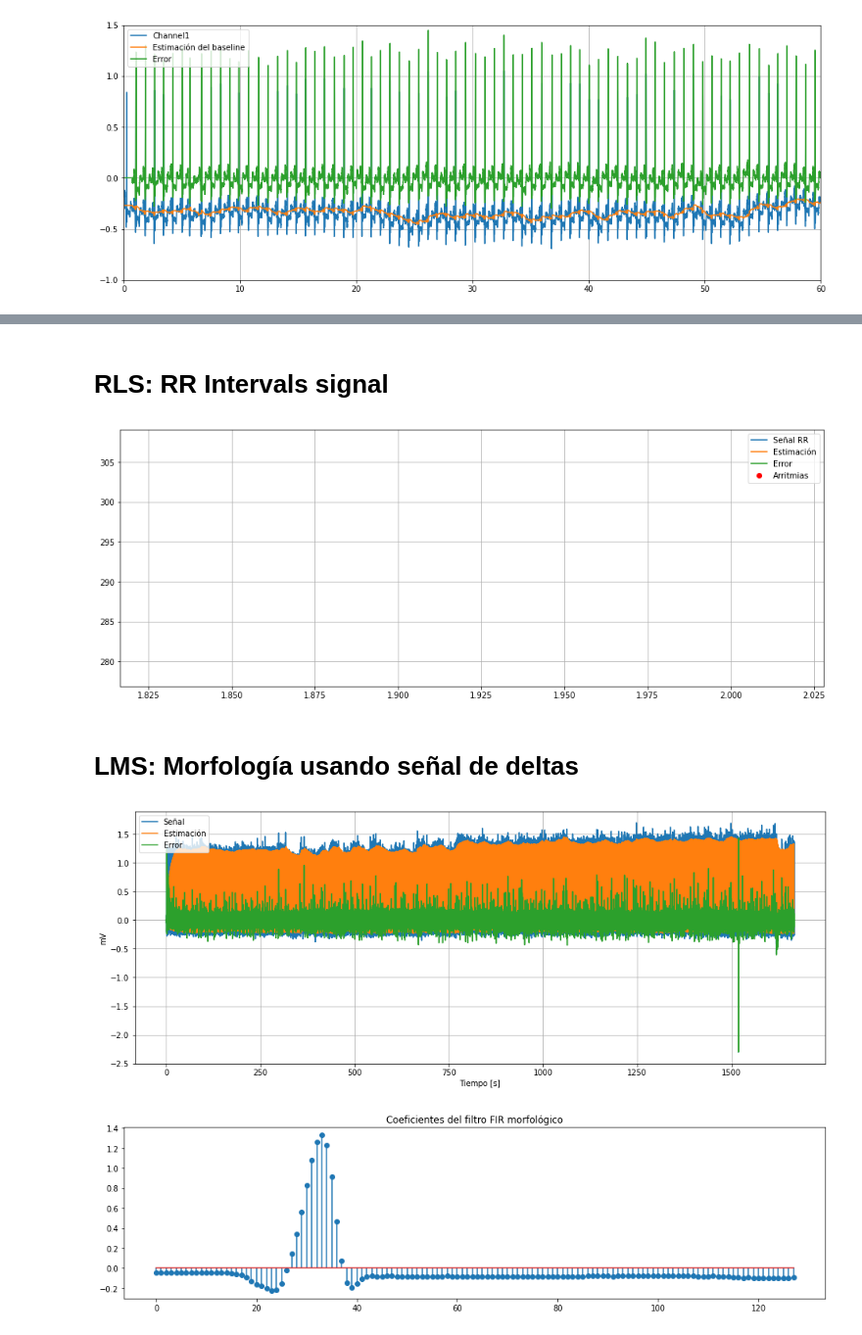
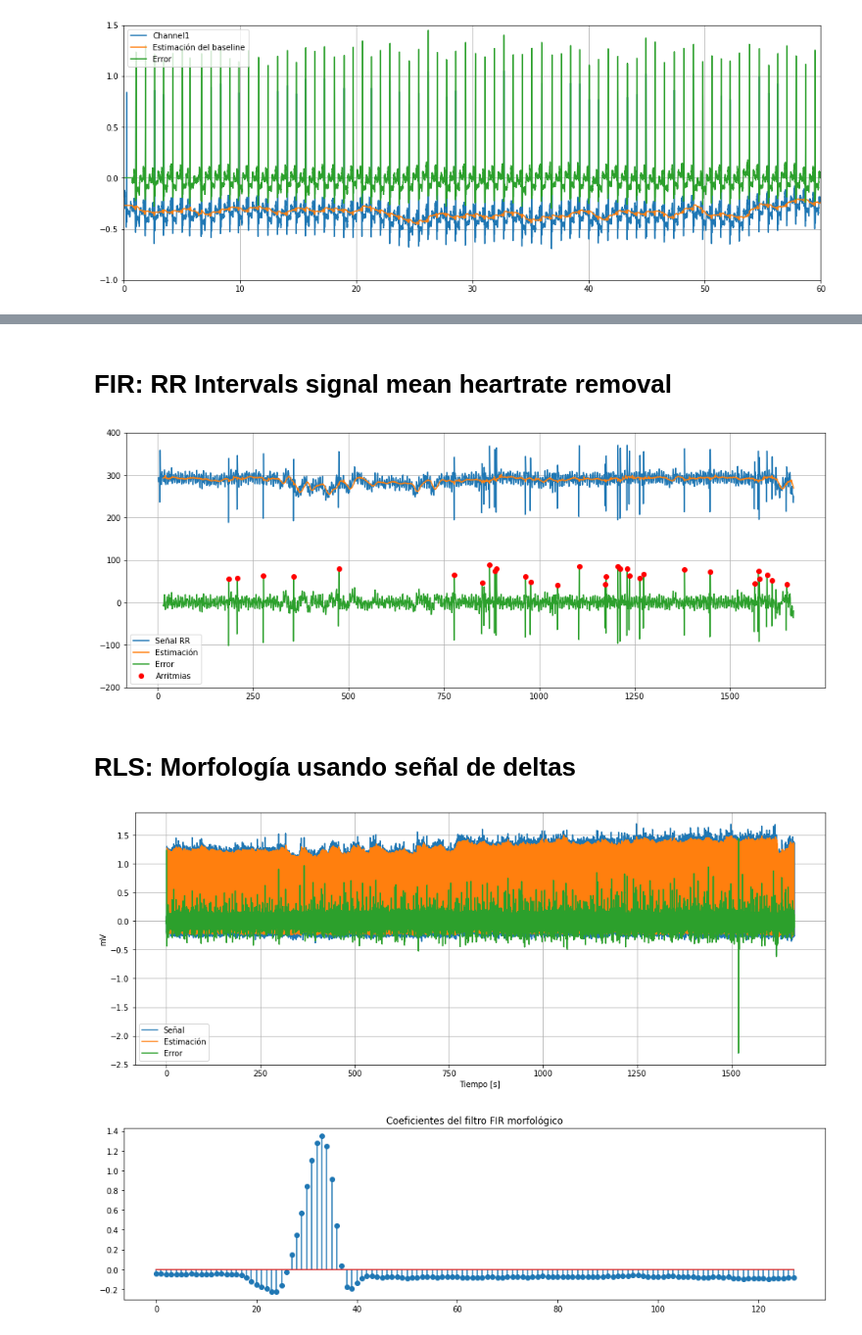
Before and after one commit to mbergerman/Procesamiento-Adaptativo, a Jupyter notebook: Proyecto 2/PASA_P2_G2.ipynb, the cells around one changed output, grey strips where cells are left out. Shown: that part at 98% size. Cells and saved outputs as stored; diff of their text form; code cells hidden in the pictures.

```diff
--- a/Proyecto 2/PASA_P2_G2.ipynb
+++ b/Proyecto 2/PASA_P2_G2.ipynb
@@ -169,21 +113,0 @@ plt.show()
-# %%
-peak_width = 32
-peak_detector = real_time_peak_detector(channel1_a[:peak_width], peak_width, 0.7)
-
-peaks = []
-peaks_time_index = []
-
-for i in range(peak_width, len(channel1_a.flatten())):
-    if peak_detector.set_new_value(channel1_a[i]) > 0:
-        peaks.append(i - peak_width + 1)
-
-plt.figure(figsize=(16, 4))
-plt.plot(time, channel1_a)
-plt.plot(time[peaks], channel1_a[peaks], 'ro')
-
-plt.xlabel('Tiempo [s]')
-plt.ylabel(record_data['units'][0])
-plt.xlim(1515, 1525)
-plt.ylim(-2, 2)
-plt.grid()
-plt.show()
@@ -192,63 +114,49 @@ plt.show()
 # %% [markdown]
-# RLS: RR Intervals signal
+# FIR: RR Intervals signal mean heartrate removal
 # %%
 # RLS
 M = 16
-lambda_ = 1
-delta = 0.01
-w = np.zeros((M, 1))    # el vector queda en el orden inverso al tradicional
-P = np.eye(M) / delta   # R^-1
+w = np.ones((M, 1)) / M    # el vector queda en el orden inverso al tradicional
 e = []
 yhat = []
-
-lambda_inv = 1 / lambda_
 
 offset = 0
 
 peak_width = 30
 peak_detector = real_time_peak_detector(channel1_a[ : peak_width], peak_width, 0.7)
 
 peaks = np.array([])
 RR = np.array([])
 time_indexes = np.array([])
 
 for i in range(peak_width, N):
     if peak_detector.set_new_value(channel1_a[i]):
         peaks = np.append(peaks, i - peak_width + 1)
         if len(peaks)>1:
             RR = np.append(RR, peaks[-1] - peaks[-2])
             time_indexes = np.append(time_indexes, i/fs)
 
             if len(RR) > M:
                 x = RR[-M-1 : -1].reshape((M, 1))
                 y = RR[-1]
-                yhat.append(np.dot(w[i - 1].T, x_flip))     # Ecuación de filtrado
-                e_inst = y[i + M - 1] - yhat[-1]
-                e[i-1] = e_inst
-                gbar = lambda_inv * np.dot(P, x_flip)       # Ecuaciones RLS
-                abar = 1 + np.dot(x_flip.T, gbar)
-                g = np.divide(gbar, abar)
-                w[i] = w[i - 1] + g.reshape(M) * np.conj(e_inst)
-                P = lambda_inv * P - np.dot(g, gbar.T)
-
-                #yhat.append( (w.T @ x).item(0) )
-                #e.append( y - yhat[-1] )
-                #w = np.add(w, mu * e[-1] * x)
+                yhat.append(np.dot(w.T, x).item(0))    # Ecuación de filtrado
+                e.append(y - yhat[-1])
 
 peaks, _ = signal.find_peaks(e, height=40)
 
 plt.figure(figsize=(16, 6))
 plt.plot(time_indexes, RR, label = 'Señal RR')
 plt.plot(time_indexes[M:], yhat, label = 'Estimación')
 plt.plot(time_indexes[M:], e, label = 'Error')
 plt.plot([time_indexes[p+M] for p in peaks], [e[p] for p in peaks], 'ro', label = 'Arritmias')
+plt.ylim(-200, 400)
 plt.grid()
 plt.legend()
 plt.show()
 # %% [output]
-[figure, old version]
+[figure, new version]
 # %% [markdown]
-# LMS: Morfología usando señal de deltas
+# RLS: Morfología usando señal de deltas
 # %%
 M = 128
 w = np.zeros((M, 1))    # el vector queda en el orden inverso al tradicional
@@ -282,12 +199,12 @@ plt.plot(time, e, label = 'Error')
 plt.xlabel('Tiempo [s]')
 plt.ylabel(record_data['units'][0])
 
-#plt.xlim(1517, 1520)
+#plt.xlim(1500, 1520)
 plt.grid()
-plt.legend(loc='upper left')
+plt.legend(loc='lower left')
 plt.show()
 # %% [output]
-[figure, old version]
+[figure, new version]
 # %%
 plt.figure(figsize=(16, 4))
 plt.stem(np.flip(w))
```
Also changed, not shown: parts of 7 cells of this notebook, 2 other files.
